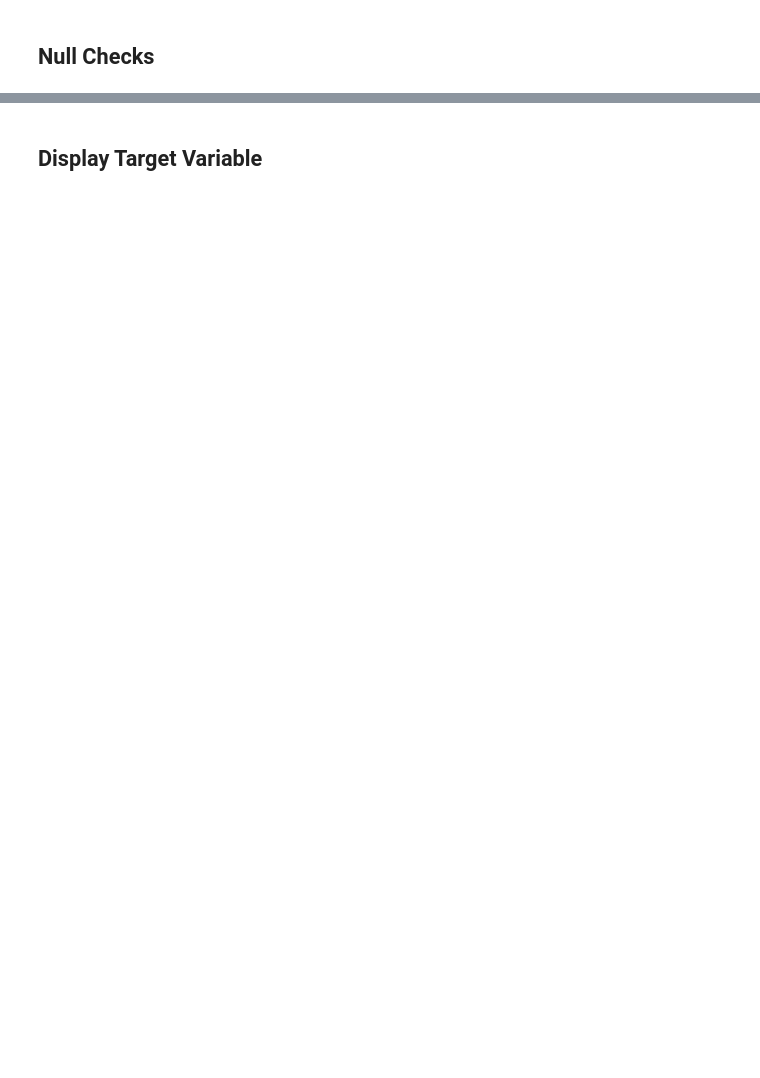
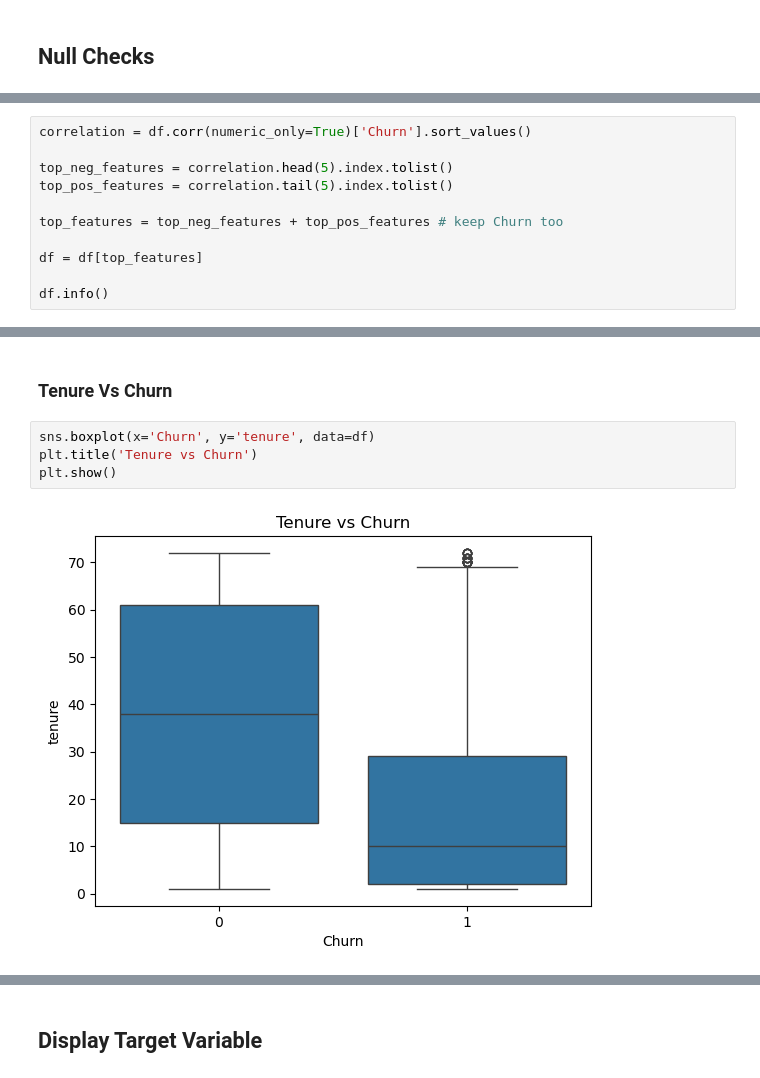
Before and after one commit to Enderphantom01/MLG-381-Assignment-2, a Jupyter notebook: notebooks/Data Exploration and Pre-processing.ipynb, the cells around one changed output, grey strips where cells are left out. Saved outputs shown, nothing was run; the diff lists cells and outputs as text; blank space fills up the shorter version.

```diff
--- a/notebooks/Data Exploration and Pre-processing.ipynb
+++ b/notebooks/Data Exploration and Pre-processing.ipynb
@@ -160,0 +344,11 @@ df.drop('customerID', axis=1, inplace=True)
+# %%
+correlation = df.corr(numeric_only=True)['Churn'].sort_values()
+
+top_neg_features = correlation.head(5).index.tolist()
+top_pos_features = correlation.tail(5).index.tolist()
+
+top_features = top_neg_features + top_pos_features # keep Churn too
+
+df = df[top_features]
+
+df.info()
@@ -160,0 +373,8 @@ df.drop('customerID', axis=1, inplace=True)
+# %% [markdown]
+### Tenure Vs Churn
+# %%
+sns.boxplot(x='Churn', y='tenure', data=df)
+plt.title('Tenure vs Churn')
+plt.show()
+# %% [output]
+[figure, added]
```
Also changed, not shown: parts of 56 cells of this notebook, 1 other file.
